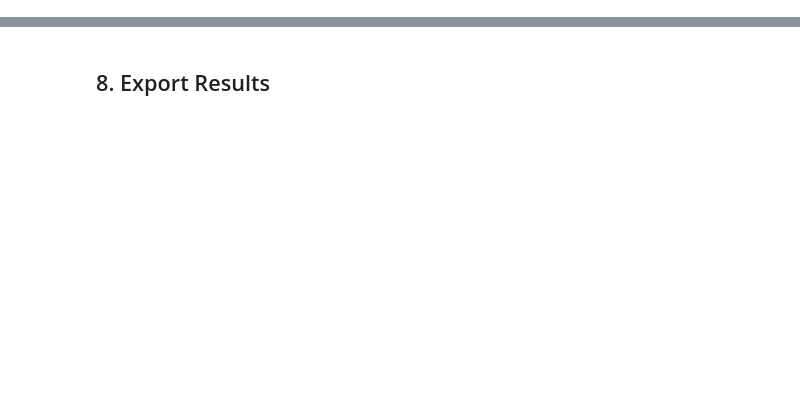
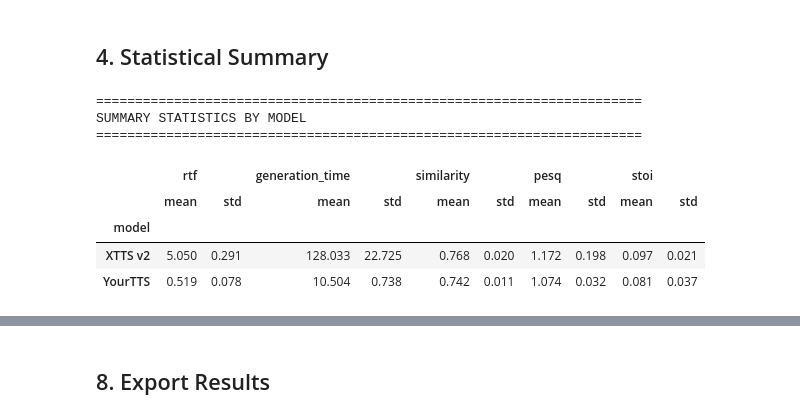
Before and after one commit to VforVitorio/TTS_zero_shot_cloning, a Jupyter notebook: evaluation/evaluation.ipynb, the cells around one changed output, grey strips where cells are left out. Drawn from its saved outputs; the diff is of its cells as text; code cells hidden in the pictures; blank space fills up the shorter version.

```diff
--- a/evaluation/evaluation.ipynb
+++ b/evaluation/evaluation.ipynb
@@ -298,0 +139,24 @@ RECOMMENDATIONS
+# %%
+# Load all JSON result files
+results_dir = Path('../results')
+json_files = sorted(results_dir.glob('metrics_*.json'))
+
+print(f"Found {len(json_files)} result files")
+
+# Load and combine all results
+all_results = [load_metrics_from_json(f) for f in json_files]
+df = pd.concat(all_results, ignore_index=True) if all_results else pd.DataFrame()
+
+if df.empty:
+    print("No metrics found. Run: make run-all TEXT='Your test text'")
+else:
+    print(f"Loaded {len(df)} evaluations")
+    print(f"\nComputing quality and similarity metrics...")
+
+    # Compute quality metrics for each row
+    quality_metrics = df.apply(compute_quality_metrics, axis=1)
+    df = pd.concat([df, quality_metrics], axis=1)
+
+    # Display summary
+    print(f"\nMetrics computed successfully\n")
+    display(df[['model', 'rtf', 'similarity', 'pesq', 'stoi']].head(8))
@@ -298,0 +195,25 @@ RECOMMENDATIONS
+# %% [markdown]
+## 4. Statistical Summary
+# %%
+if not df.empty:
+    summary = df.groupby('model').agg({
+        'rtf': ['mean', 'std'],
+        'generation_time': ['mean', 'std'],
+        'similarity': ['mean', 'std'],
+        'pesq': ['mean', 'std'],
+        'stoi': ['mean', 'std']
+    }).round(3)
+
+    print("="*70)
+    print("SUMMARY STATISTICS BY MODEL")
+    print("="*70)
+    display(summary)
+# %% [output]
+======================================================================
+SUMMARY STATISTICS BY MODEL
+======================================================================
+|  | rtf |  | generation_time |  | similarity |  | pesq |  | stoi |  |
+|  | mean | std | mean | std | mean | std | mean | std | mean | std |
+| model |  |  |  |  |  |  |  |  |  |  |
+| XTTS v2 | 5.050 | 0.291 | 128.033 | 22.725 | 0.768 | 0.020 | 1.172 | 0.198 | 0.097 | 0.021 |
+| YourTTS | 0.519 | 0.078 | 10.504 | 0.738 | 0.742 | 0.011 | 1.074 | 0.032 | 0.081 | 0.037 |
```
Also changed, not shown: parts of 36 cells of this notebook, 4 other files.
